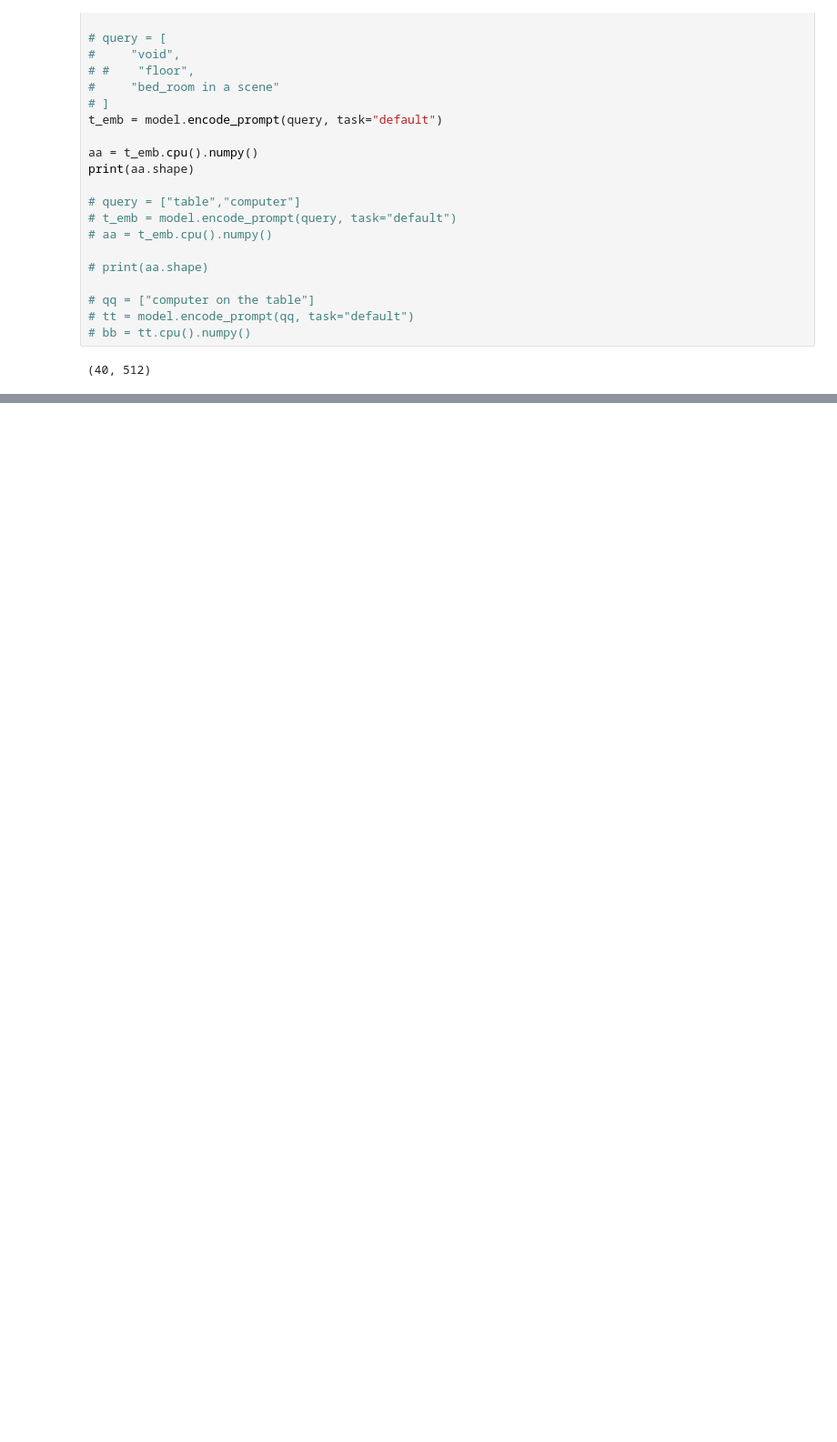
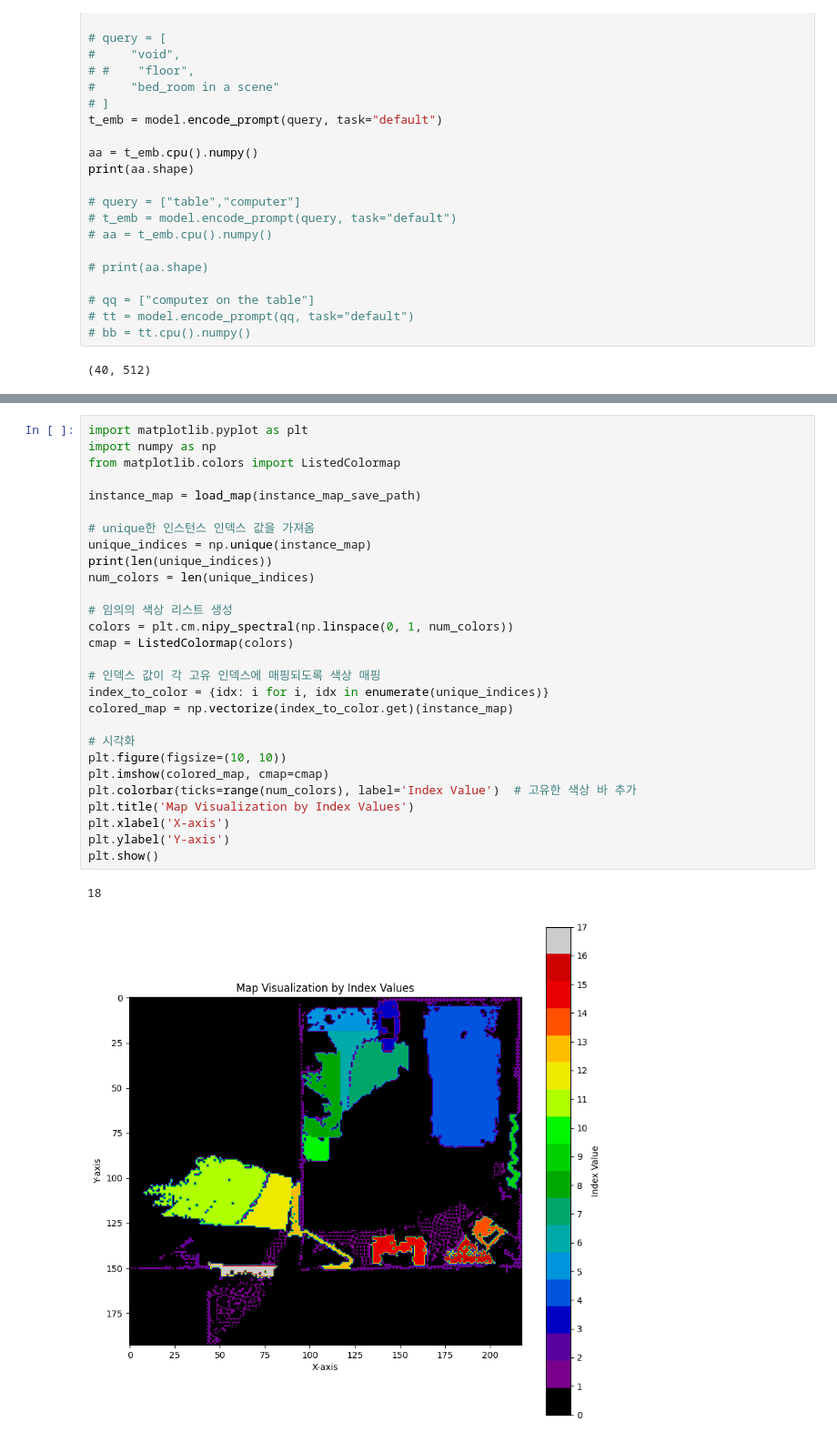
Before and after one commit to qlOoOlp/InstanceSeemMap, a Jupyter notebook: visualizer_customizedMap.ipynb, the cells around one changed output, grey strips where cells are left out. Shown at 91% size. Drawn from its saved outputs; the diff is of its cells as text; blank space fills up the shorter version.

```diff
--- a/visualizer_customizedMap.ipynb
+++ b/visualizer_customizedMap.ipynb
@@ -446,0 +541,31 @@ embeddings: 25
+# %%
+import matplotlib.pyplot as plt
+import numpy as np
+from matplotlib.colors import ListedColormap
+
+instance_map = load_map(instance_map_save_path)
+
+# unique한 인스턴스 인덱스 값을 가져옴
+unique_indices = np.unique(instance_map)
+print(len(unique_indices))
+num_colors = len(unique_indices)
+
+# 임의의 색상 리스트 생성
+colors = plt.cm.nipy_spectral(np.linspace(0, 1, num_colors))
+cmap = ListedColormap(colors)
+
+# 인덱스 값이 각 고유 인덱스에 매핑되도록 색상 매핑
+index_to_color = {idx: i for i, idx in enumerate(unique_indices)}
+colored_map = np.vectorize(index_to_color.get)(instance_map)
+
+# 시각화
+plt.figure(figsize=(10, 10))
+plt.imshow(colored_map, cmap=cmap)
+plt.colorbar(ticks=range(num_colors), label='Index Value')  # 고유한 색상 바 추가
+plt.title('Map Visualization by Index Values')
+plt.xlabel('X-axis')
+plt.ylabel('Y-axis')
+plt.show()
+# %% [output]
+18
+[figure, added]
```
Also changed, not shown: parts of 14 cells of this notebook, 11 other files.
